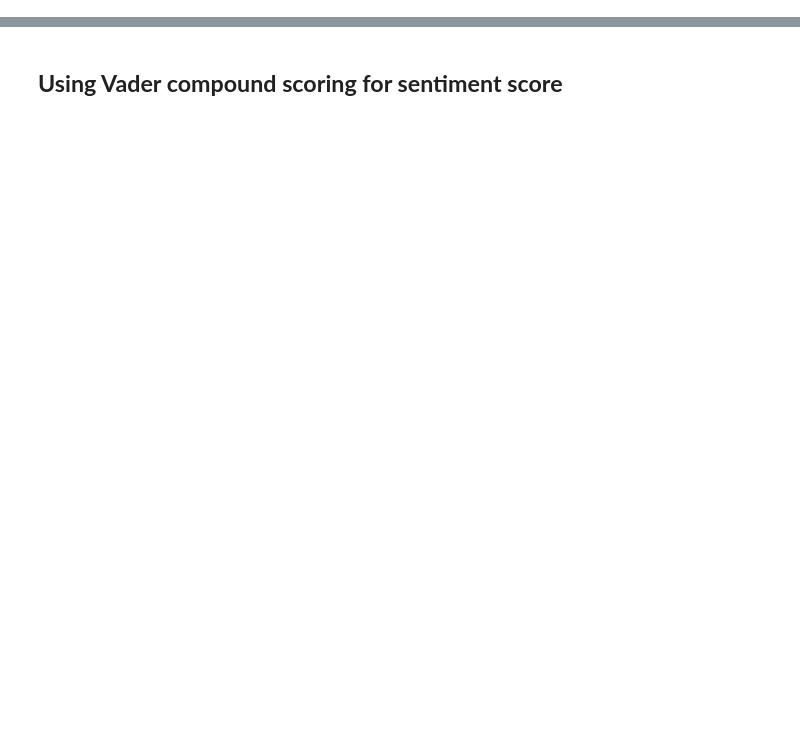
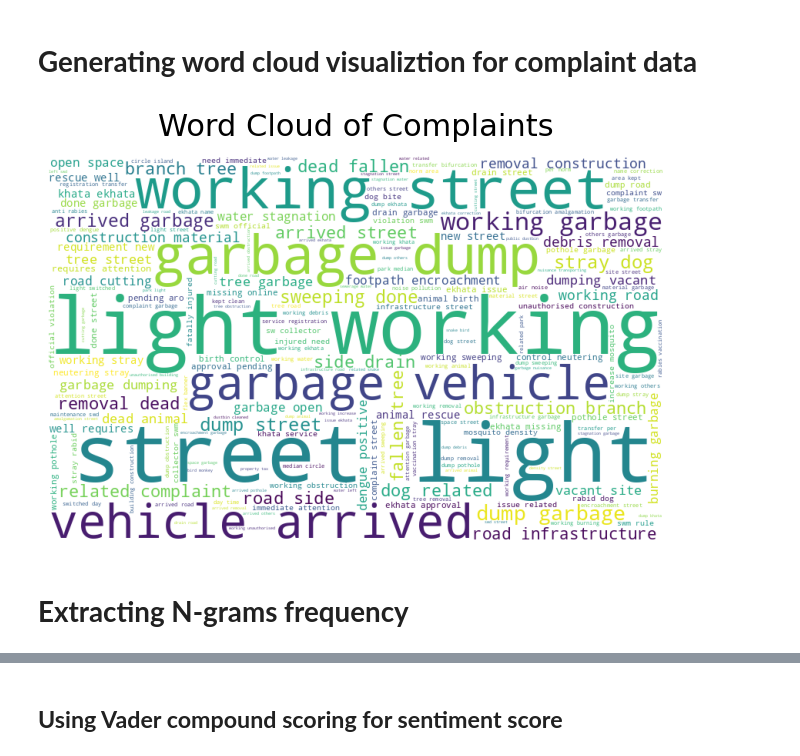
Before and after one commit to utkh-gt/grievance-nlp-system, a Jupyter notebook: notebooks/Week3_Urgency_Scoring.ipynb, the cells around one changed output, grey strips where cells are left out. Drawn from its saved outputs; the diff is of its cells as text; code cells hidden in the pictures; blank space fills up the shorter version.

```diff
--- a/notebooks/Week3_Urgency_Scoring.ipynb
+++ b/notebooks/Week3_Urgency_Scoring.ipynb
@@ -2,0 +5,9 @@
+# %%
+import pandas as pd
+df = pd.read_csv("/content/drive/MyDrive/Project 1/BBMP grievance data 2025.csv")
+# %%
+df = df[["Sub Category", "Category"]]
+df = df.rename(columns={
+    "Sub Category" : "Text",
+    "Category" : "Department"
+ })
@@ -2,0 +55,11 @@
+# %%
+import re
+import nltk
+from nltk.corpus import stopwords
+from nltk.stem import WordNetLemmatizer
+
+nltk.download('stopwords')
+nltk.download('wordnet')
+
+stop_words = set(stopwords.words('english'))
+lemmatizer = WordNetLemmatizer()
@@ -2,0 +70,10 @@
+# %%
+def clean_text(text):
+    text = str(text).lower()
+    text = re.sub(r'[^a-zA-Z]', ' ', text)
+    words = text.split()
+    words = [lemmatizer.lemmatize(w) for w in words if w not in stop_words]
+    return " ".join(words)
+
+df['clean_text'] = df['Text'].apply(clean_text)
+df[['Text','clean_text']].head()
@@ -2,0 +87,18 @@
+# %% [markdown]
+# **Generating word cloud visualiztion for complaint data**
+# %%
+from wordcloud import WordCloud
+import matplotlib.pyplot as plt
+
+text = " ".join(df['clean_text'])
+wc = WordCloud(width=800, height=500, background_color="white").generate(text)
+
+plt.figure(figsize=(10,5))
+plt.imshow(wc)
+plt.title("Word Cloud of Complaints", fontsize=22, pad=15)
+plt.axis('off')
+plt.show()
+# %% [output]
+[figure, added]
+# %% [markdown]
+# **Extracting N-grams frequency**
```
Also changed, not shown: parts of 32 cells of this notebook.
